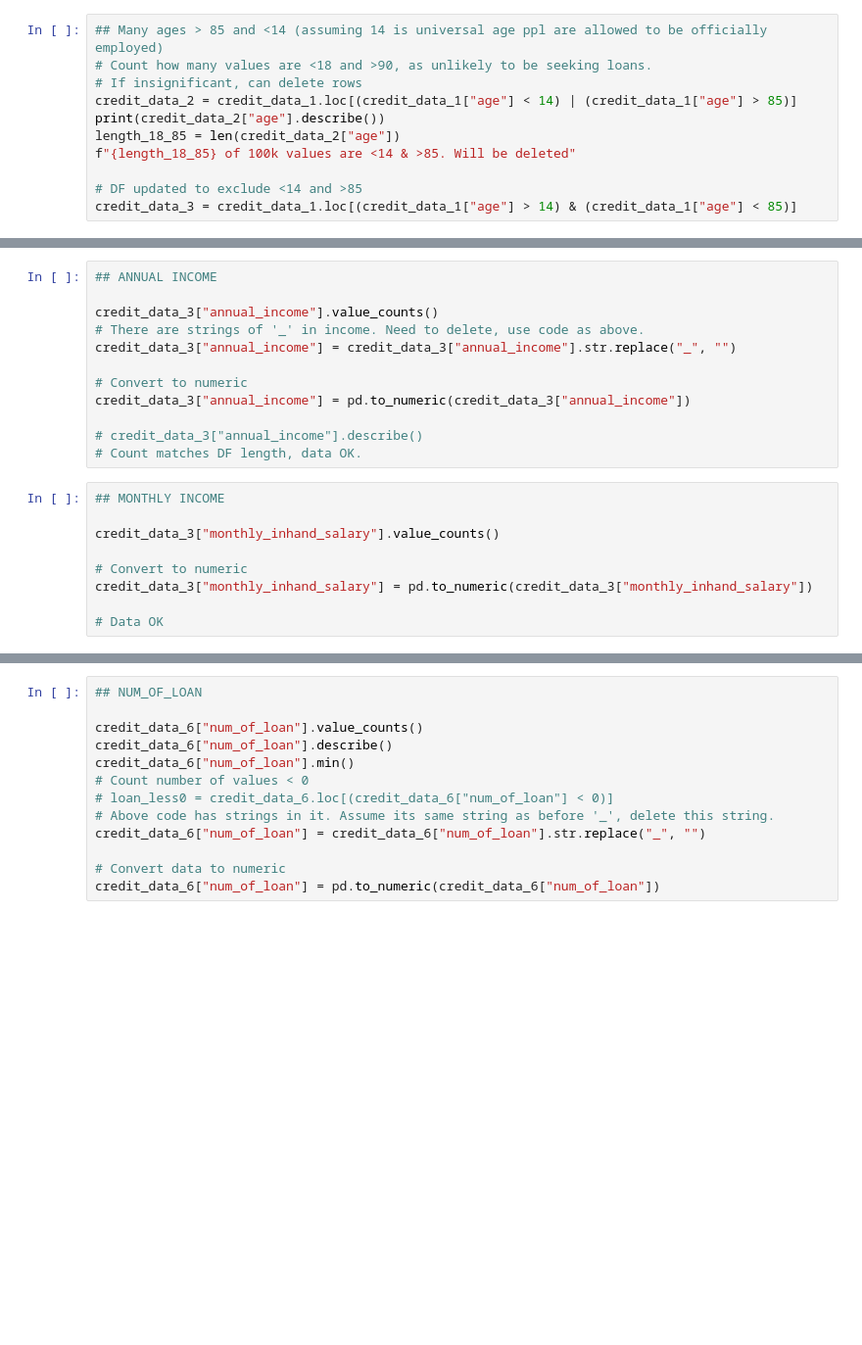
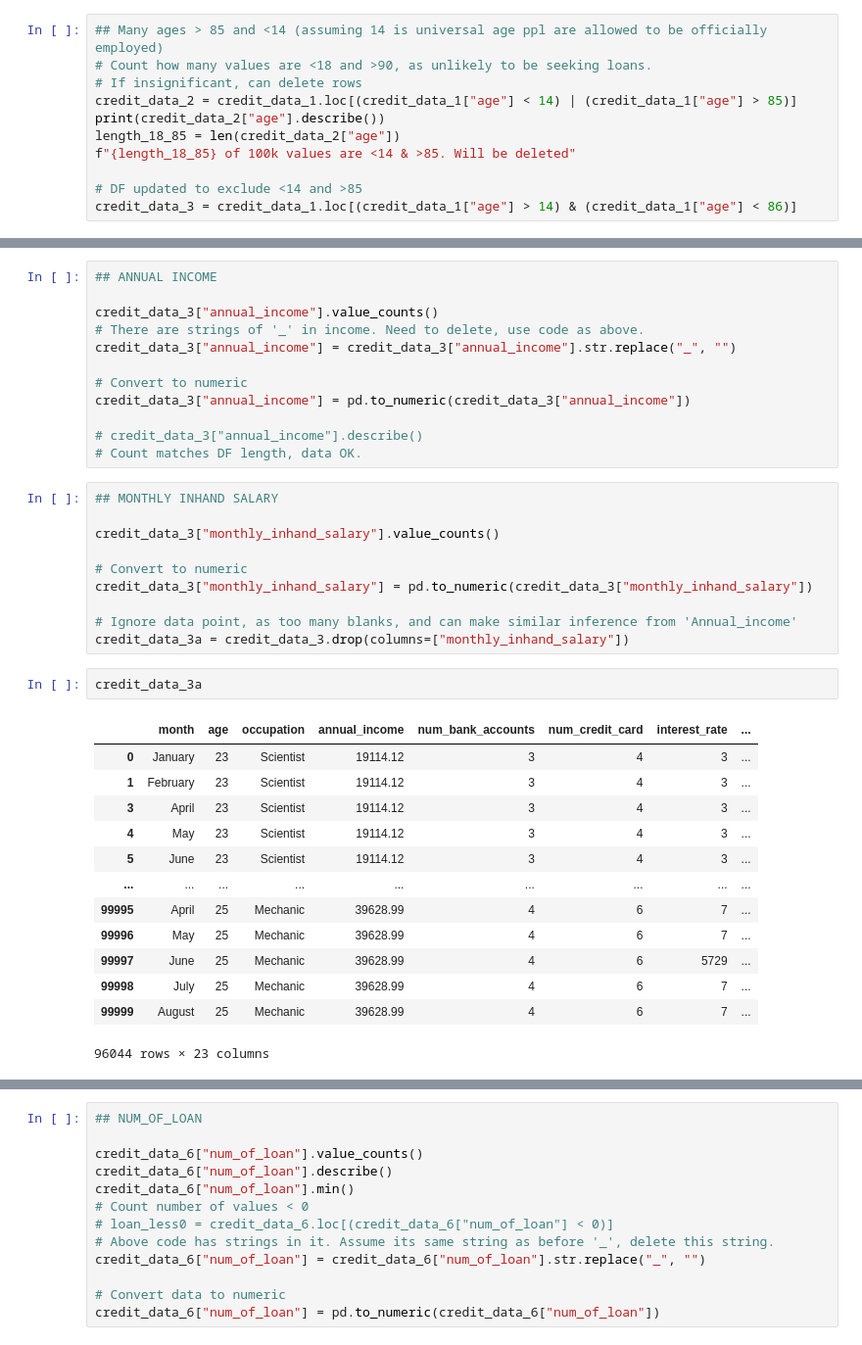
Before and after one commit to woodpecker2100/machine-learning-project, a Jupyter notebook: Data_cleaning.ipynb, the cells around one changed output, grey strips where cells are left out. Shown: that part at 98% size. Saved outputs shown, nothing was run; the diff lists cells and outputs as text; blank space fills up the shorter version.

```diff
--- a/Data_cleaning.ipynb
+++ b/Data_cleaning.ipynb
@@ -88,4 +111,4 @@ length_18_85 = len(credit_data_2["age"])
 f"{length_18_85} of 100k values are <14 & >85. Will be deleted"
 
 # DF updated to exclude <14 and >85
-credit_data_3 = credit_data_1.loc[(credit_data_1["age"] > 14) & (credit_data_1["age"] < 85)]
+credit_data_3 = credit_data_1.loc[(credit_data_1["age"] > 14) & (credit_data_1["age"] < 86)]
@@ -120,14 +168,31 @@ credit_data_3["annual_income"] = pd.to_numeric(credit_data_3["annual_income"])
 # credit_data_3["annual_income"].describe()
 # Count matches DF length, data OK.
 # %%
-## MONTHLY INCOME
+## MONTHLY INHAND SALARY
 
 credit_data_3["monthly_inhand_salary"].value_counts()
 
 # Convert to numeric
 credit_data_3["monthly_inhand_salary"] = pd.to_numeric(credit_data_3["monthly_inhand_salary"])
 
-# Data OK
+# Ignore data point, as too many blanks, and can make similar inference from 'Annual_income'
+credit_data_3a = credit_data_3.drop(columns=["monthly_inhand_salary"])
+# %%
+credit_data_3a
+# %% [output]
+|  | month | age | occupation | annual_income | num_bank_accounts | num_credit_card | interest_rate | ... |
+| 0 | January | 23 | Scientist | 19114.12 | 3 | 4 | 3 | ... |
+| 1 | February | 23 | Scientist | 19114.12 | 3 | 4 | 3 | ... |
+| 3 | April | 23 | Scientist | 19114.12 | 3 | 4 | 3 | ... |
+| 4 | May | 23 | Scientist | 19114.12 | 3 | 4 | 3 | ... |
+| 5 | June | 23 | Scientist | 19114.12 | 3 | 4 | 3 | ... |
+| ... | ... | ... | ... | ... | ... | ... | ... | ... |
+| 99995 | April | 25 | Mechanic | 39628.99 | 4 | 6 | 7 | ... |
+| 99996 | May | 25 | Mechanic | 39628.99 | 4 | 6 | 7 | ... |
+| 99997 | June | 25 | Mechanic | 39628.99 | 4 | 6 | 5729 | ... |
+| 99998 | July | 25 | Mechanic | 39628.99 | 4 | 6 | 7 | ... |
+| 99999 | August | 25 | Mechanic | 39628.99 | 4 | 6 | 7 | ... |
+96044 rows × 23 columns
 # %%
 ## NUM OF BANK ACCS
 
```
Also changed, not shown: parts of 21 cells of this notebook.
